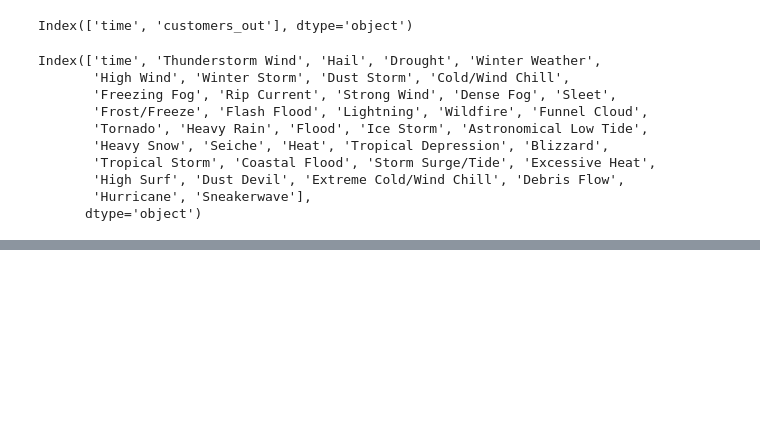
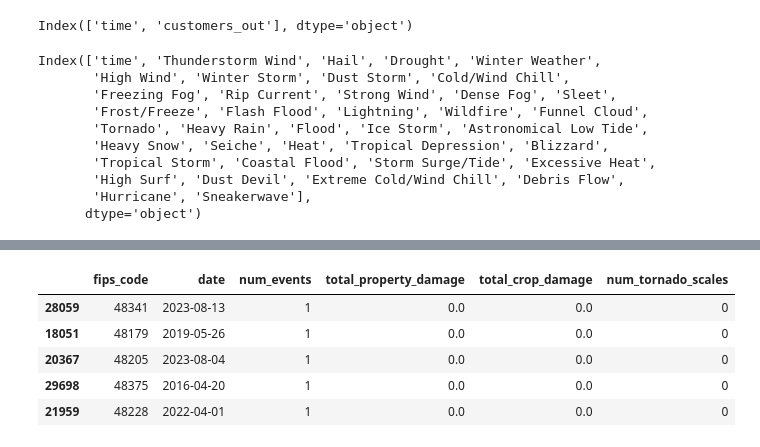
Before and after one commit to okpoEkpenyong/dynamic_rhythm_predictions, a Jupyter notebook: notebooks/01_preprocessing.ipynb, the cells around one changed output, grey strips where cells are left out. Saved outputs shown, nothing was run; the diff lists cells and outputs as text; code cells hidden in the pictures; blank space fills up the shorter version.

```diff
--- a/notebooks/01_preprocessing.ipynb
+++ b/notebooks/01_preprocessing.ipynb
@@ -410,0 +471,41 @@ df_combined_hr, df_combined_day = combine_agg_ts(...)
+# %%
+df_storms = storm_events_14_24_df.copy()
+
+# Fix the date
+df_storms['date'] = pd.to_datetime(df_storms['BEGIN_DATE_TIME']).dt.date
+
+# Create fips_code
+df_storms['STATE_FIPS'] = df_storms['STATE_FIPS'].astype(str).str.zfill(2)
+df_storms['CZ_FIPS'] = df_storms['CZ_FIPS'].astype(str).str.zfill(3)
+df_storms['fips_code'] = df_storms['STATE_FIPS'] + df_storms['CZ_FIPS']
+
+# --- Clean the damage columns here ---
+df_storms['DAMAGE_PROPERTY'] = df_storms['DAMAGE_PROPERTY'].apply(parse_damage)
+df_storms['DAMAGE_CROPS'] = df_storms['DAMAGE_CROPS'].apply(parse_damage)
+
+# --- THEN group ---
+df_storms_grouped = (
+    df_storms
+    .groupby(['fips_code', 'date'])
+    .agg({
+        'EVENT_TYPE': 'count',          # number of events
+        'DAMAGE_PROPERTY': 'sum',        # total property damage (now numeric)
+        'DAMAGE_CROPS': 'sum',            # total crop damage (now numeric)
+        'TOR_F_SCALE': lambda x: x.nunique()  # number of unique tornado scales
+    })
+    .rename(columns={
+        'EVENT_TYPE': 'num_events',
+        'DAMAGE_PROPERTY': 'total_property_damage',
+        'DAMAGE_CROPS': 'total_crop_damage',
+        'TOR_F_SCALE': 'num_tornado_scales'
+    })
+    .reset_index()
+)
+
+#  fips_code should be string in both
+df_labels_grouped['fips_code'] = df_labels_grouped['fips_code'].astype(str)
+df_storms_grouped['fips_code'] = df_storms_grouped['fips_code'].astype(str)
+
+# date should be datetime in both
+df_labels_grouped['date'] = pd.to_datetime(df_labels_grouped['date'])
+df_storms_grouped['date'] = pd.to_datetime(df_storms_grouped['date'])
@@ -410,0 +521,9 @@ df_combined_hr, df_combined_day = combine_agg_ts(...)
+# %%
+df_storms_grouped.sample(5)
+# %% [output]
+|  | fips_code | date | num_events | total_property_damage | total_crop_damage | num_tornado_scales |
+| 28059 | 48341 | 2023-08-13 | 1 | 0.0 | 0.0 | 0 |
+| 18051 | 48179 | 2019-05-26 | 1 | 0.0 | 0.0 | 0 |
+| 20367 | 48205 | 2023-08-04 | 1 | 0.0 | 0.0 | 0 |
+| 29698 | 48375 | 2016-04-20 | 1 | 0.0 | 0.0 | 0 |
+| 21959 | 48228 | 2022-04-01 | 1 | 0.0 | 0.0 | 0 |
```
Also changed, not shown: parts of 12 cells of this notebook.
